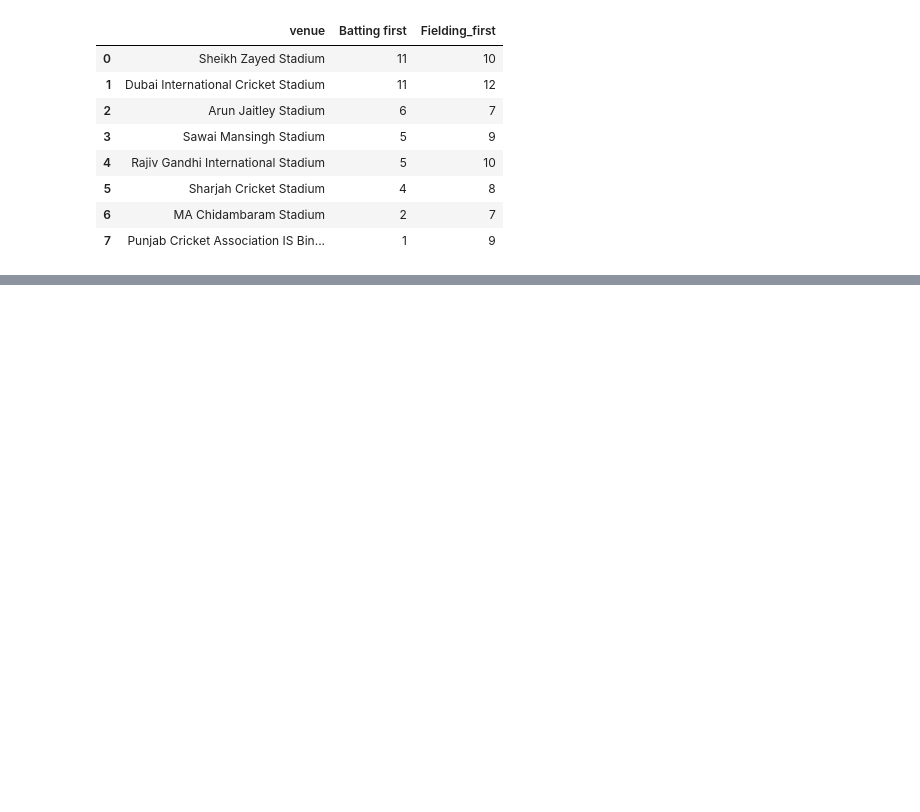
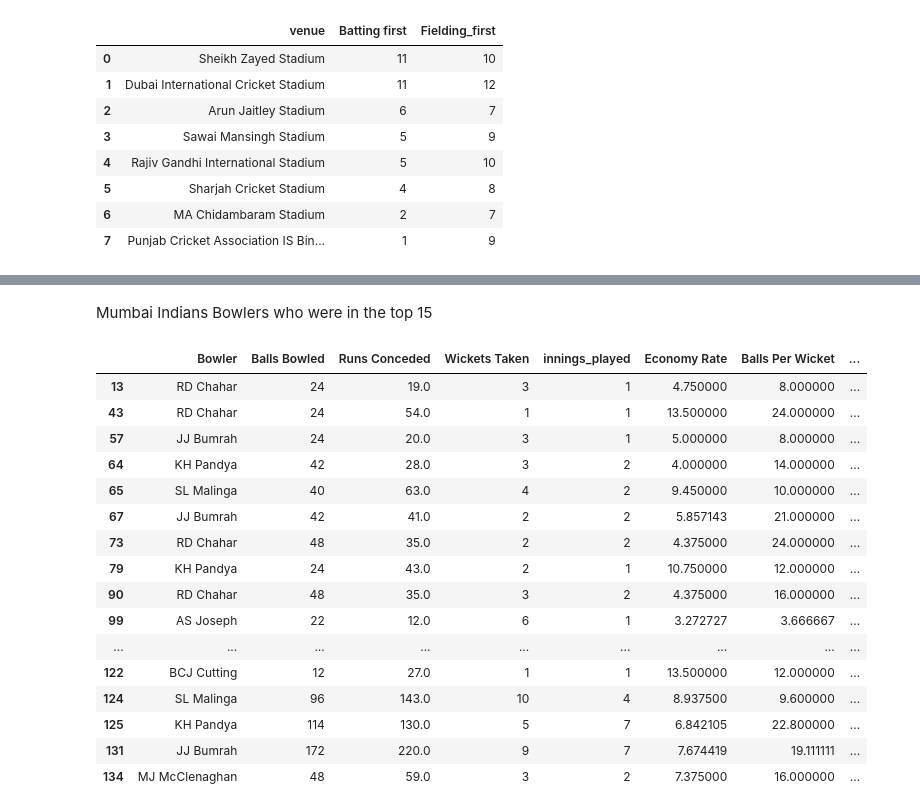
Before and after one commit to Venkat3103/2022Fall_projects, a Jupyter notebook: Hypothesis_2.ipynb, the cells around one changed output, grey strips where cells are left out. Saved outputs shown, nothing was run; the diff lists cells and outputs as text; code cells hidden in the pictures; blank space fills up the shorter version.

```diff
--- a/Hypothesis_2.ipynb
+++ b/Hypothesis_2.ipynb
@@ -235,0 +420,23 @@ The Number of games won by batting first and fielding first per venue are :-
+# %% [markdown]
+Mumbai Indians Bowlers who were in the top 15
+# %%
+bowling_stat_mi_2019 = bowling_data_2019[bowling_data_2019['bowling_team'] == 'Mumbai Indians']
+bowling_stat_mi_2019
+# %% [output]
+|  | Bowler | Balls Bowled | Runs Conceded | Wickets Taken | innings_played | Economy Rate | Balls Per Wicket | ... |
+| 13 | RD Chahar | 24 | 19.0 | 3 | 1 | 4.750000 | 8.000000 | ... |
+| 43 | RD Chahar | 24 | 54.0 | 1 | 1 | 13.500000 | 24.000000 | ... |
+| 57 | JJ Bumrah | 24 | 20.0 | 3 | 1 | 5.000000 | 8.000000 | ... |
+| 64 | KH Pandya | 42 | 28.0 | 3 | 2 | 4.000000 | 14.000000 | ... |
+| 65 | SL Malinga | 40 | 63.0 | 4 | 2 | 9.450000 | 10.000000 | ... |
+| 67 | JJ Bumrah | 42 | 41.0 | 2 | 2 | 5.857143 | 21.000000 | ... |
+| 73 | RD Chahar | 48 | 35.0 | 2 | 2 | 4.375000 | 24.000000 | ... |
+| 79 | KH Pandya | 24 | 43.0 | 2 | 1 | 10.750000 | 12.000000 | ... |
+| 90 | RD Chahar | 48 | 35.0 | 3 | 2 | 4.375000 | 16.000000 | ... |
+| 99 | AS Joseph | 22 | 12.0 | 6 | 1 | 3.272727 | 3.666667 | ... |
+| ... | ... | ... | ... | ... | ... | ... | ... | ... |
+| 122 | BCJ Cutting | 12 | 27.0 | 1 | 1 | 13.500000 | 12.000000 | ... |
+| 124 | SL Malinga | 96 | 143.0 | 10 | 4 | 8.937500 | 9.600000 | ... |
+| 125 | KH Pandya | 114 | 130.0 | 5 | 7 | 6.842105 | 22.800000 | ... |
+| 131 | JJ Bumrah | 172 | 220.0 | 9 | 7 | 7.674419 | 19.111111 | ... |
+| 134 | MJ McClenaghan | 48 | 59.0 | 3 | 2 | 7.375000 | 16.000000 | ... |
```
Also changed, not shown: parts of 24 cells of this notebook, 1 other file.
